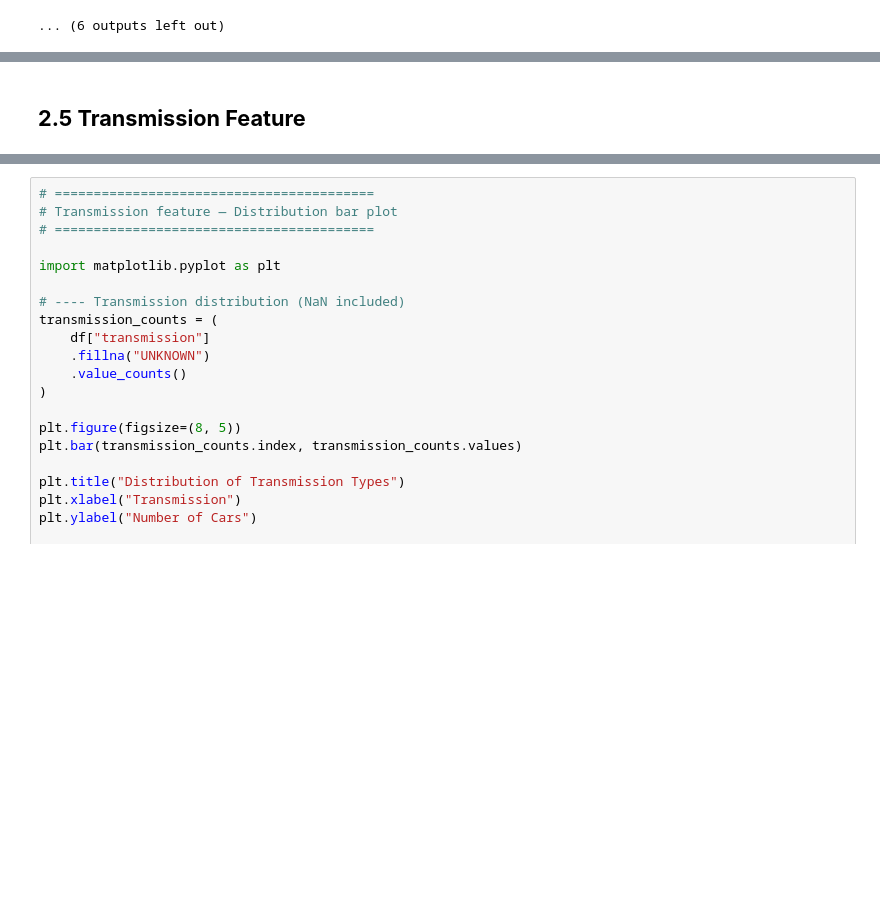
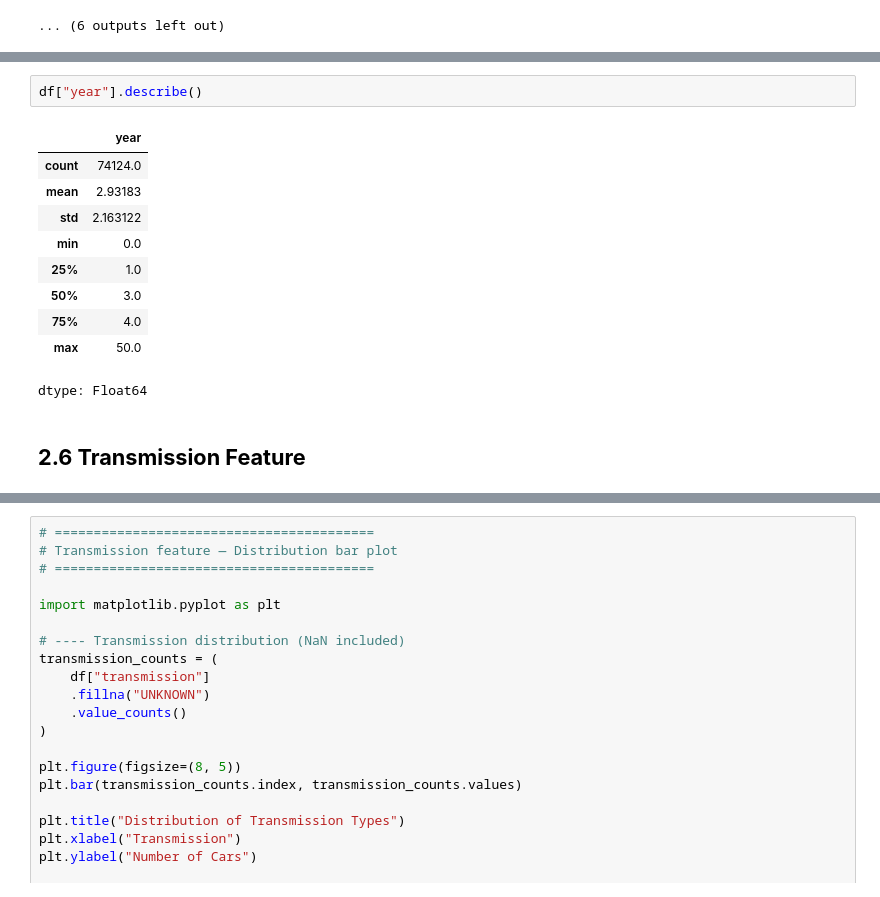
Before and after one commit to carlosoamorim/cars-4-you, a Jupyter notebook: Group57_part1.ipynb, the cells around one changed output, grey strips where cells are left out. Cells and saved outputs as stored; diff of their text form; blank space fills up the shorter version.

```diff
--- a/Group57_part1.ipynb
+++ b/Group57_part1.ipynb
@@ -830,5 +839,18 @@ Year — unique values after preprocessing
+# %%
+df["year"].describe()
+# %% [output]
+|  | year |
+| count | 74124.0 |
+| mean | 2.93183 |
+| std | 2.163122 |
+| min | 0.0 |
+| 25% | 1.0 |
+| 50% | 3.0 |
+| 75% | 4.0 |
+| max | 50.0 |
+dtype: Float64
 # %% [markdown]
-## **2.5 Transmission Feature**
+## **2.6 Transmission Feature**
 # %%
 # =========================================
 # Transmission feature — Exploration and correction
```
Also changed, not shown: parts of 39 cells of this notebook.
